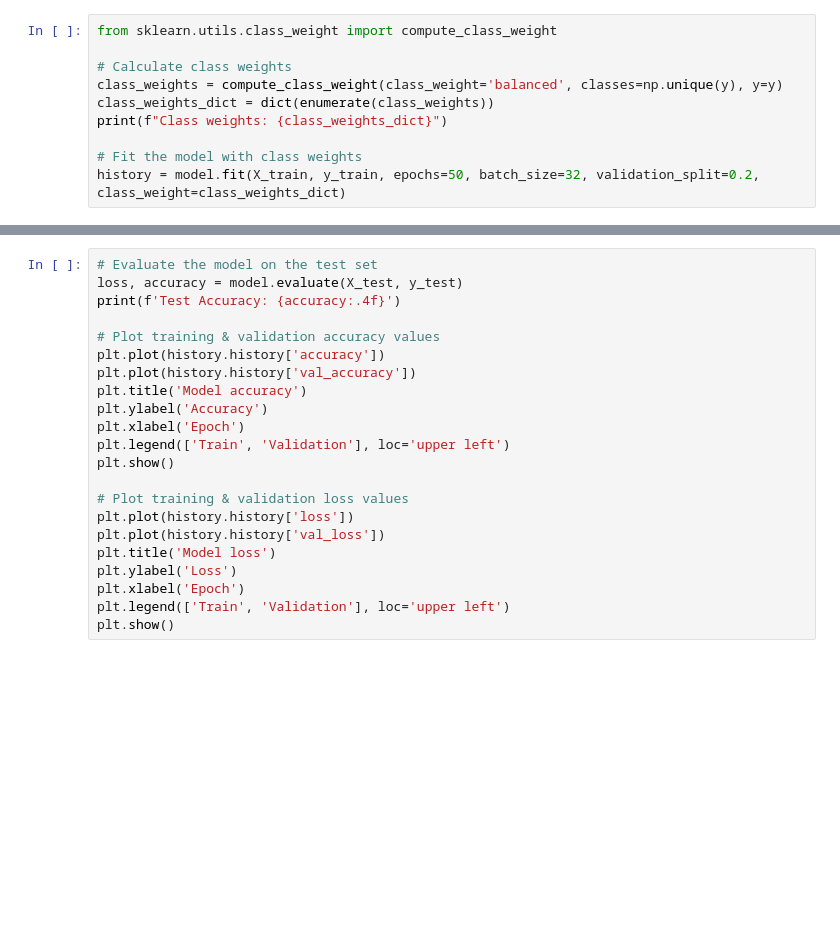
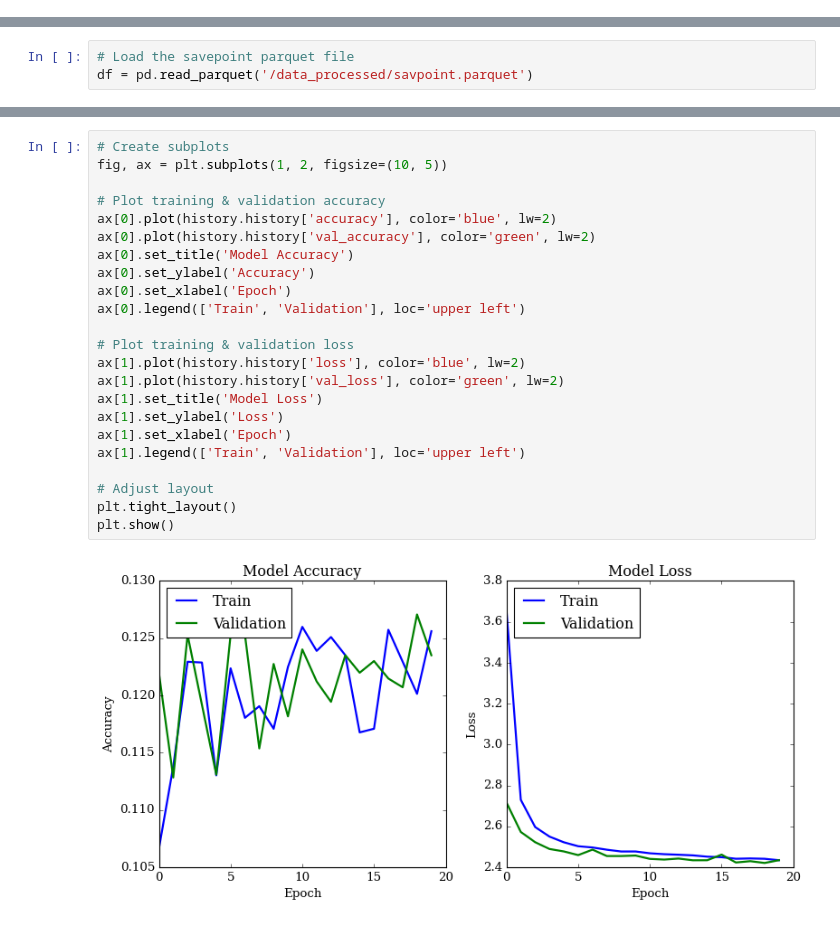
Before and after one commit to oskarhibbert/02456, a Jupyter notebook: neural_network.ipynb, the cells around one changed output, grey strips where cells are left out. Drawn from its saved outputs; the diff is of its cells as text; blank space fills up the shorter version.

```diff
--- a/neural_network.ipynb
+++ b/neural_network.ipynb
@@ -339,10 +217,0 @@ model.compile(optimizer='adam', loss='binary_crossentropy', metrics=['accuracy']
-# %%
-from sklearn.utils.class_weight import compute_class_weight
-
-# Calculate class weights
-class_weights = compute_class_weight(class_weight='balanced', classes=np.unique(y), y=y)
-class_weights_dict = dict(enumerate(class_weights))
-print(f"Class weights: {class_weights_dict}")
-
-# Fit the model with class weights
-history = model.fit(X_train, y_train, epochs=50, batch_size=32, validation_split=0.2, class_weight=class_weights_dict)
@@ -352,0 +221,3 @@ print(f'Test Accuracy: {accuracy:.4f}')
+# %%
+# Load the savepoint parquet file
+df = pd.read_parquet('/data_processed/savpoint.parquet')
@@ -353,22 +417,25 @@ print(f'Test Accuracy: {accuracy:.4f}')
 # %%
-# Evaluate the model on the test set
-loss, accuracy = model.evaluate(X_test, y_test)
-print(f'Test Accuracy: {accuracy:.4f}')
+# Create subplots
+fig, ax = plt.subplots(1, 2, figsize=(10, 5))
 
-# Plot training & validation accuracy values
-plt.plot(history.history['accuracy'])
-plt.plot(history.history['val_accuracy'])
-plt.title('Model accuracy')
-plt.ylabel('Accuracy')
-plt.xlabel('Epoch')
-plt.legend(['Train', 'Validation'], loc='upper left')
+# Plot training & validation accuracy
+ax[0].plot(history.history['accuracy'], color='blue', lw=2)
+ax[0].plot(history.history['val_accuracy'], color='green', lw=2)
+ax[0].set_title('Model Accuracy')
+ax[0].set_ylabel('Accuracy')
+ax[0].set_xlabel('Epoch')
+ax[0].legend(['Train', 'Validation'], loc='upper left')
+
+# Plot training & validation loss
+ax[1].plot(history.history['loss'], color='blue', lw=2)
+ax[1].plot(history.history['val_loss'], color='green', lw=2)
+ax[1].set_title('Model Loss')
+ax[1].set_ylabel('Loss')
+ax[1].set_xlabel('Epoch')
+ax[1].legend(['Train', 'Validation'], loc='upper left')
+
+# Adjust layout
+plt.tight_layout()
 plt.show()
-
-# Plot training & validation loss values
-plt.plot(history.history['loss'])
-plt.plot(history.history['val_loss'])
-plt.title('Model loss')
-plt.ylabel('Loss')
-plt.xlabel('Epoch')
-plt.legend(['Train', 'Validation'], loc='upper left')
-plt.show()
+# %% [output]
+[figure, added]
```
Also changed, not shown: parts of 32 cells of this notebook, 2 other files.
